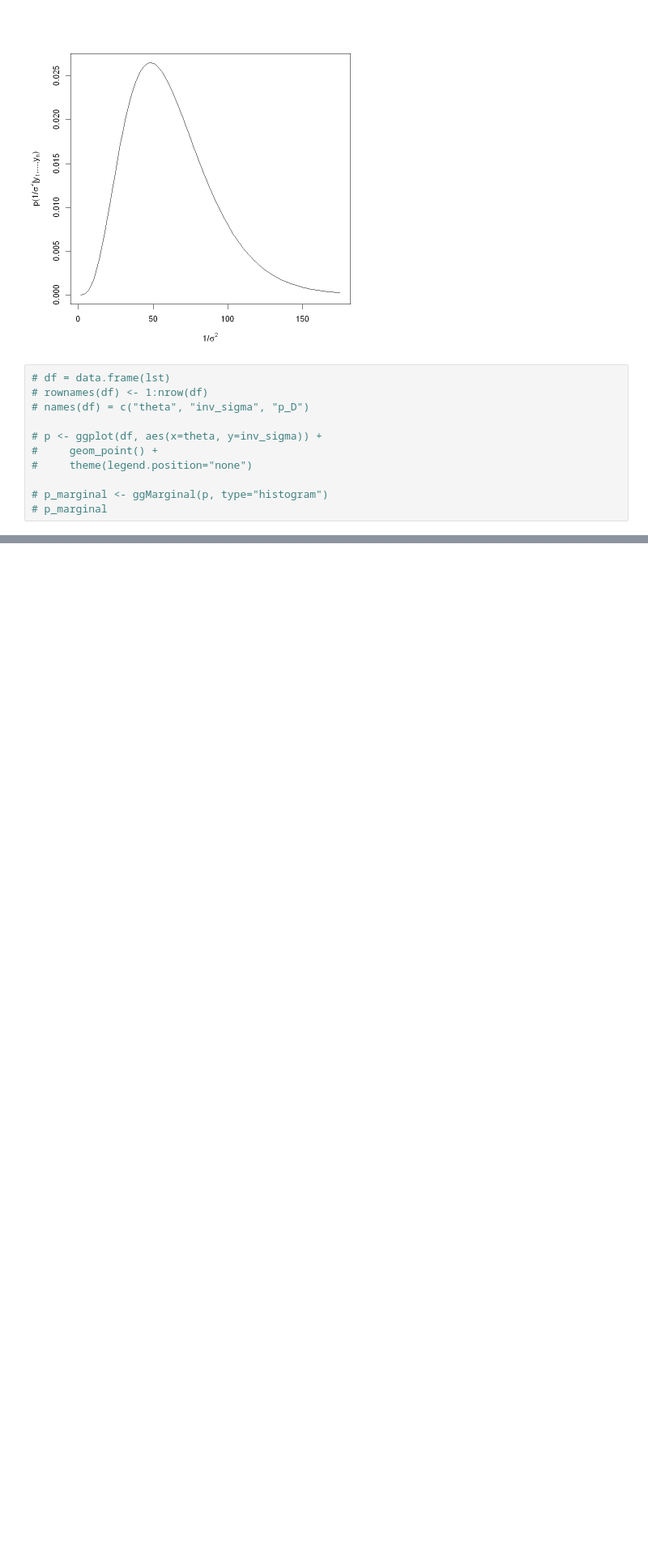
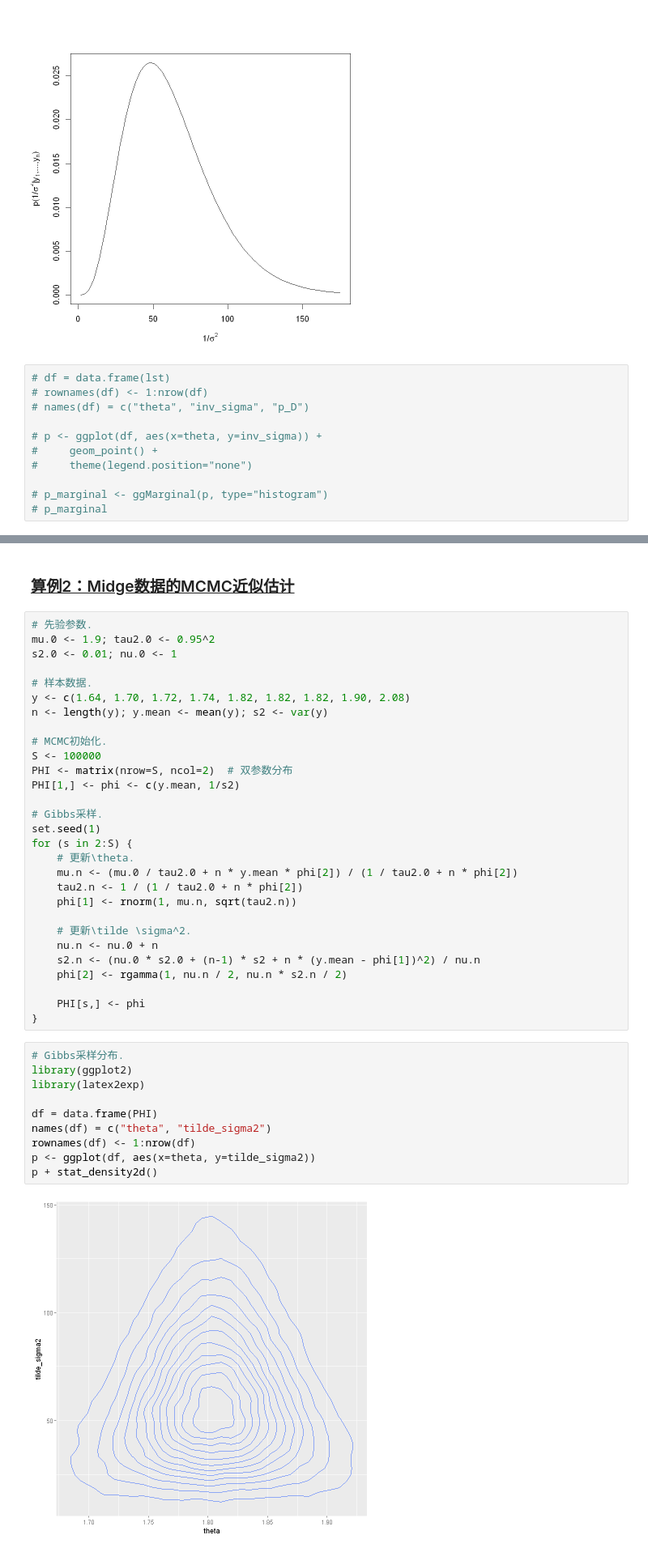
Before and after one commit to Ulti-Dreisteine/A-First-Course-in-Bayesian-Statistical-Methods, a Jupyter notebook: notes/Chapter_6_posterior_approximation_with_the_Gibbs_sampler.ipynb, the cells around one changed output, grey strips where cells are left out. Shown at 81% size. Drawn from its saved outputs; the diff is of its cells as text; blank space fills up the shorter version.

```diff
--- a/notes/Chapter_6_posterior_approximation_with_the_Gibbs_sampler.ipynb
+++ b/notes/Chapter_6_posterior_approximation_with_the_Gibbs_sampler.ipynb
@@ -129,0 +216,43 @@ plot(inv_sigma2.l.grid, colSums(p_D.grid), xlab=TeX("$1/\\sigma^2$"), ylab=TeX("
+# %% [markdown]
+### <u>算例2：Midge数据的MCMC近似估计</u>
+# %%
+# 先验参数.
+mu.0 <- 1.9; tau2.0 <- 0.95^2
+s2.0 <- 0.01; nu.0 <- 1
+
+# 样本数据.
+y <- c(1.64, 1.70, 1.72, 1.74, 1.82, 1.82, 1.82, 1.90, 2.08)
+n <- length(y); y.mean <- mean(y); s2 <- var(y)
+
+# MCMC初始化.
+S <- 100000
+PHI <- matrix(nrow=S, ncol=2)  # 双参数分布
+PHI[1,] <- phi <- c(y.mean, 1/s2)
+
+# Gibbs采样.
+set.seed(1)
+for (s in 2:S) {
+    # 更新\theta.
+    mu.n <- (mu.0 / tau2.0 + n * y.mean * phi[2]) / (1 / tau2.0 + n * phi[2])
+    tau2.n <- 1 / (1 / tau2.0 + n * phi[2])
+    phi[1] <- rnorm(1, mu.n, sqrt(tau2.n))
+
+    # 更新\tilde \sigma^2.
+    nu.n <- nu.0 + n
+    s2.n <- (nu.0 * s2.0 + (n-1) * s2 + n * (y.mean - phi[1])^2) / nu.n
+    phi[2] <- rgamma(1, nu.n / 2, nu.n * s2.n / 2)
+
+    PHI[s,] <- phi
+}
+# %%
+# Gibbs采样分布.
+library(ggplot2)
+library(latex2exp)
+
+df = data.frame(PHI)
+names(df) = c("theta", "tilde_sigma2")
+rownames(df) <- 1:nrow(df)
+p <- ggplot(df, aes(x=theta, y=tilde_sigma2))
+p + stat_density2d()
+# %% [output]
+[figure, added]
```
Also changed, not shown: parts of 11 cells of this notebook.
